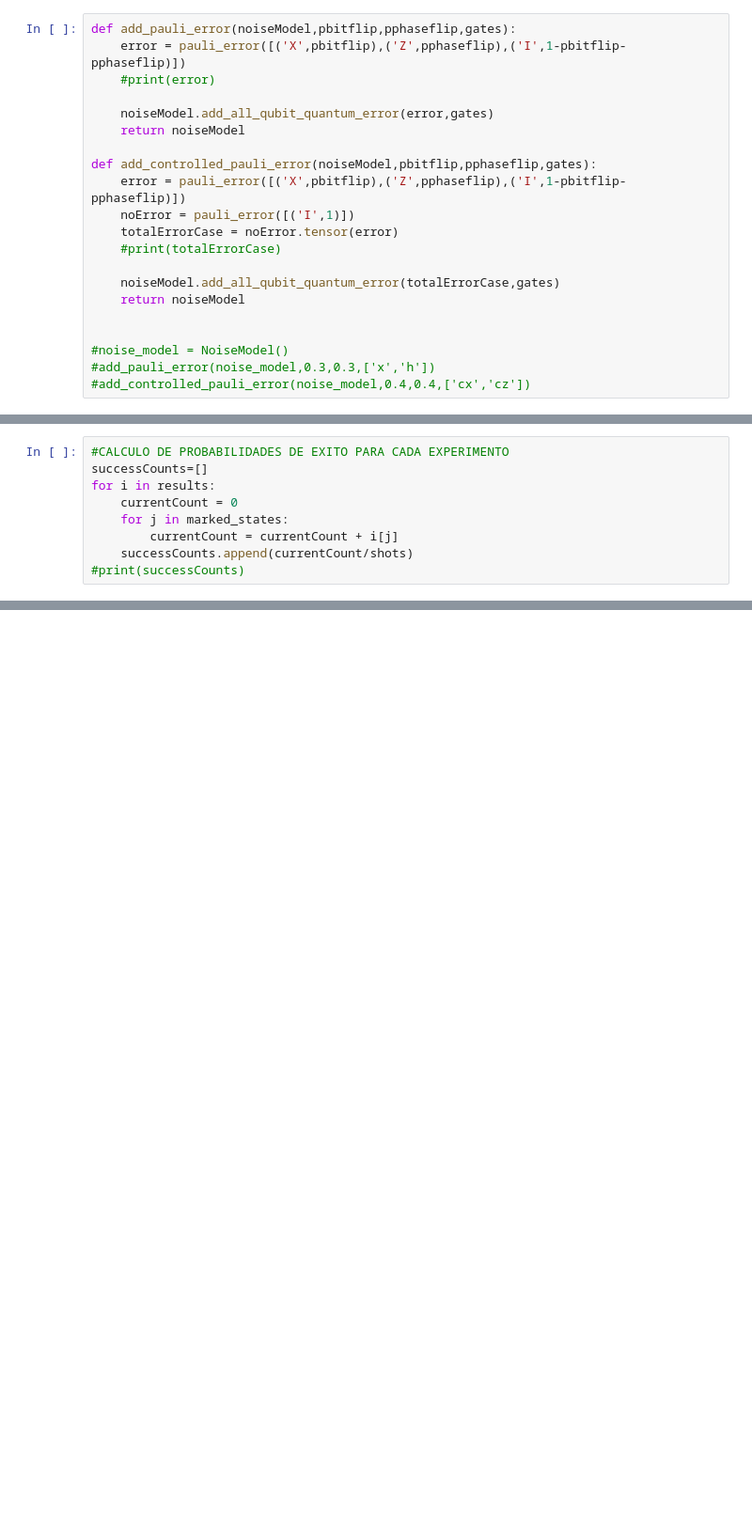
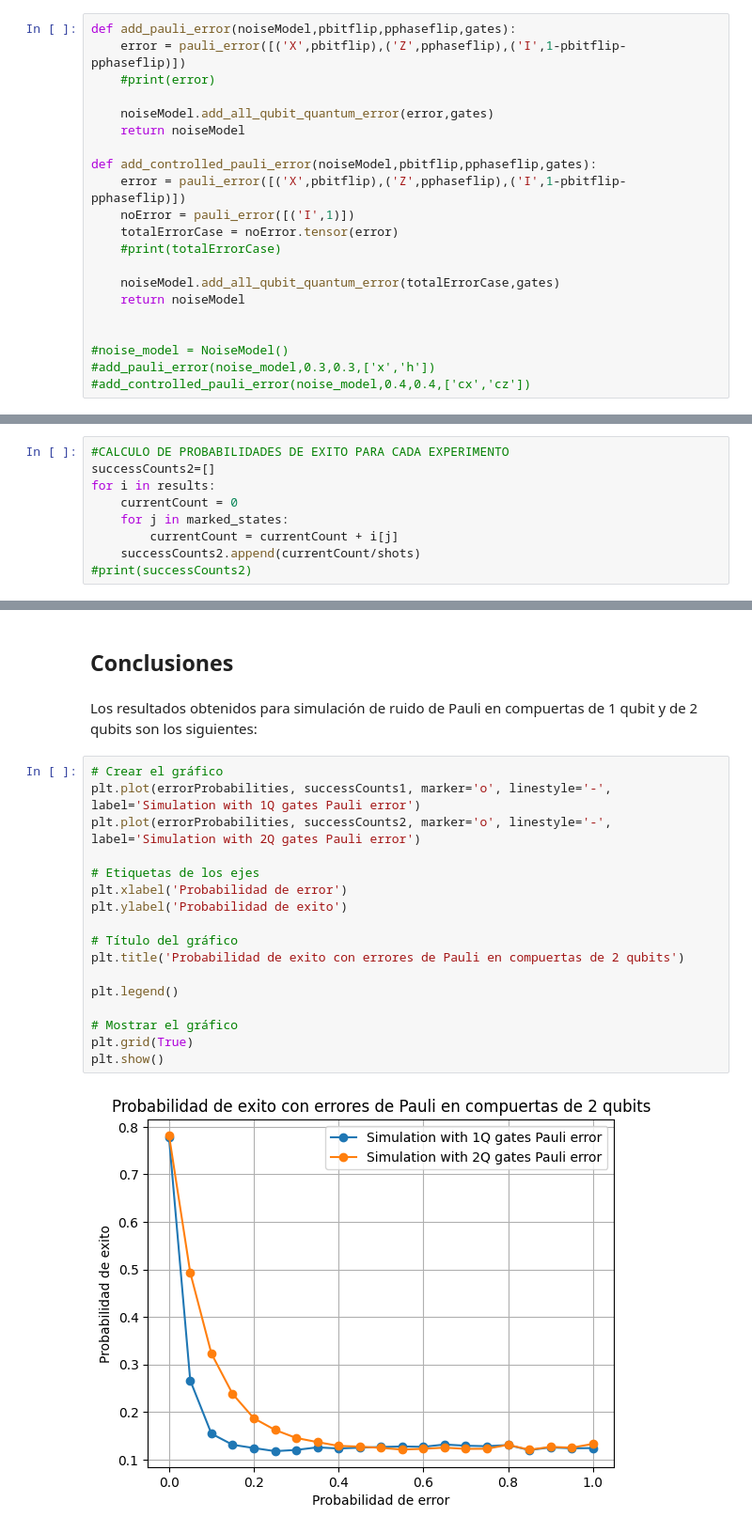
Before and after one commit to AdrianoLusso/QuantumQuipu_NoiseAndNativeGates, a Jupyter notebook: Codigo/Simulacion de ruido en Algoritmo de Grover.ipynb, the cells around one changed output, grey strips where cells are left out. Shown at 94% size. Drawn from its saved outputs; the diff is of its cells as text; blank space fills up the shorter version.

```diff
--- a/Codigo/Simulacion de ruido en Algoritmo de Grover.ipynb
+++ b/Codigo/Simulacion de ruido en Algoritmo de Grover.ipynb
@@ -258,12 +338,12 @@ noise model:  NoiseModel:
 ... (30 outputs left out)
 # %%
 #CALCULO DE PROBABILIDADES DE EXITO PARA CADA EXPERIMENTO
-successCounts=[]
+successCounts2=[]
 for i in results:
     currentCount = 0
     for j in marked_states:
         currentCount = currentCount + i[j]
-    successCounts.append(currentCount/shots)
-#print(successCounts)
+    successCounts2.append(currentCount/shots)
+#print(successCounts2)
 # %%
 # Crear el gráfico
@@ -283,0 +364,23 @@ plt.show()
+# %% [markdown]
+## Conclusiones
+# %% [markdown]
+Los resultados obtenidos para simulación de ruido de Pauli en compuertas de 1 qubit y de 2 qubits son los siguientes:
+# %%
+# Crear el gráfico
+plt.plot(errorProbabilities, successCounts1, marker='o', linestyle='-', label='Simulation with 1Q gates Pauli error')
+plt.plot(errorProbabilities, successCounts2, marker='o', linestyle='-', label='Simulation with 2Q gates Pauli error')
+
+# Etiquetas de los ejes
+plt.xlabel('Probabilidad de error')
+plt.ylabel('Probabilidad de exito')
+
+# Título del gráfico
+plt.title('Probabilidad de exito con errores de Pauli en compuertas de 2 qubits')
+
+plt.legend()
+
+# Mostrar el gráfico
+plt.grid(True)
+plt.show()
+# %% [output]
+[figure, added]
```
Also changed, not shown: parts of 23 cells of this notebook, 3 other files.
